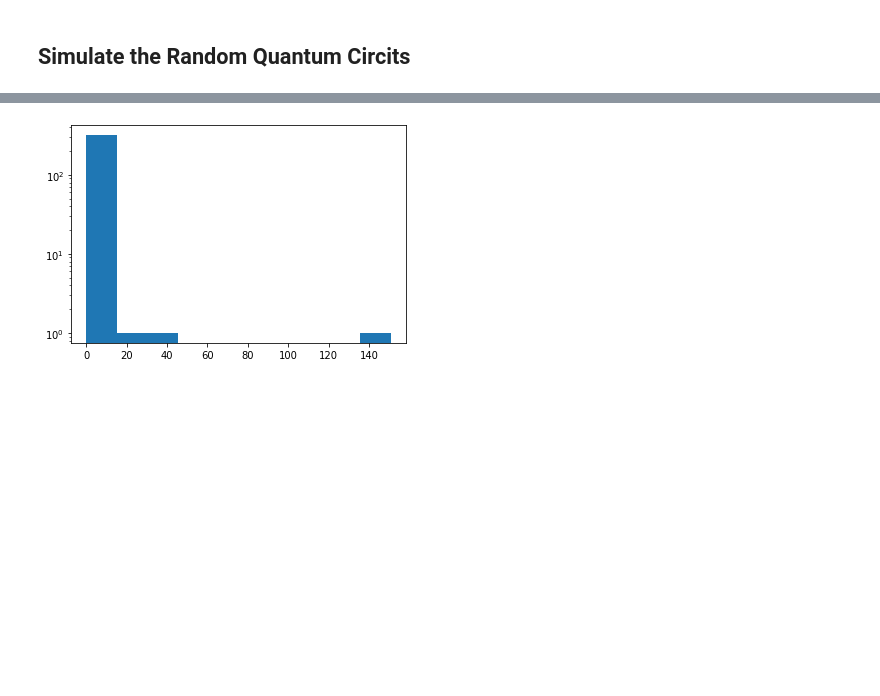
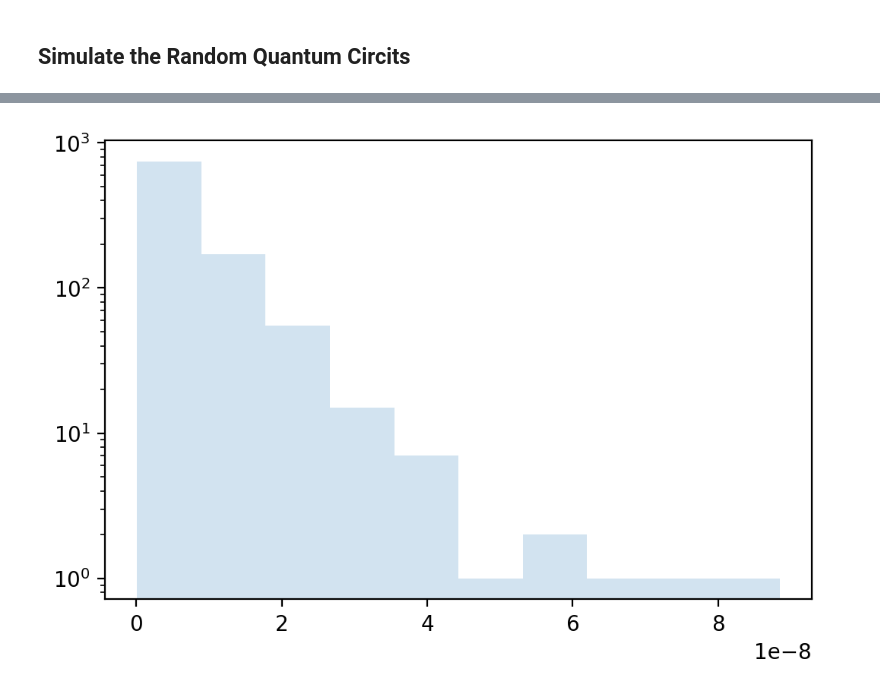
Before and after one commit to ngnrsaa/qflex, a Jupyter notebook: numerics/qFlex_IBM_Rochester.ipynb, the cells around one changed output, grey strips where cells are left out. Saved outputs shown, nothing was run; the diff lists cells and outputs as text; code cells hidden in the pictures; blank space fills up the shorter version.

Commit message:
Update simulation.

```diff
--- a/numerics/qFlex_IBM_Rochester.ipynb
+++ b/numerics/qFlex_IBM_Rochester.ipynb
@@ -237,17 +218,8 @@ final_bitstrings = get_bitstring(10000)
 # %%
-# Simulate the circuit using qFlex
-def run_simulation(final_bitstring: str):
-
-    options = {
-      'circuit': ibm_rochester_rqc,
-      'ordering': ibm_rochester_ordering.split('\n'),
-      'grid': ibm_rochester,
-      'final_state' : final_bitstring
-    }
-
-    return qflex.simulate(options)
+# Get a list of final bitstrings
+final_bitstrings = get_bitstring(1000)
 
 results = []
 with Pool(8) as pool:
-    for bs in tqdm(np.array_split(final_bitstrings, int(len(final_bitstrings)/32))):
+    for bs in tqdm(np.array_split(final_bitstrings, int(len(final_bitstrings)/8))):
         results.extend(pool.map(run_simulation, bs))
@@ -459,17 +225,0 @@ KeyboardInterrupt:
-# %%
-# Simulate the circuit using qFlex
-def run_simulation(final_state):
-
-    options = {
-      'circuit': get_rqc(),
-      'ordering': ordering,
-      'grid': ibm_rochester,
-      'final_state' : final_state
-    }
-
-    return qflex.simulate(options)
-
-with Pool(8) as pool:
-    results = []
-    for _ in pb(range(10)):
-        results.extend(pool.map(run_simulation, [bin(np.random.randint(2**len(qubits_map)))[2:].zfill(len(qubits_map)) for _ in range(32)]))
@@ -478,7 +226,7 @@ with Pool(8) as pool:
 # %%
-N = 2 ** (len(qubits_map))
-plt.hist([N * np.abs(x[0][1])**2 for x in results])
-plt.yscale('log')
-plt.show()
+amplitudes = np.array([x[0][1] for x in results])
-# %% [output]
-[figure, removed]
+# %%
+plt.hist(np.abs(amplitudes), alpha=0.2)
+plt.yscale('log')
+# %% [output]
+[figure, added]
```
Also changed, not shown: parts of 21 cells of this notebook.
